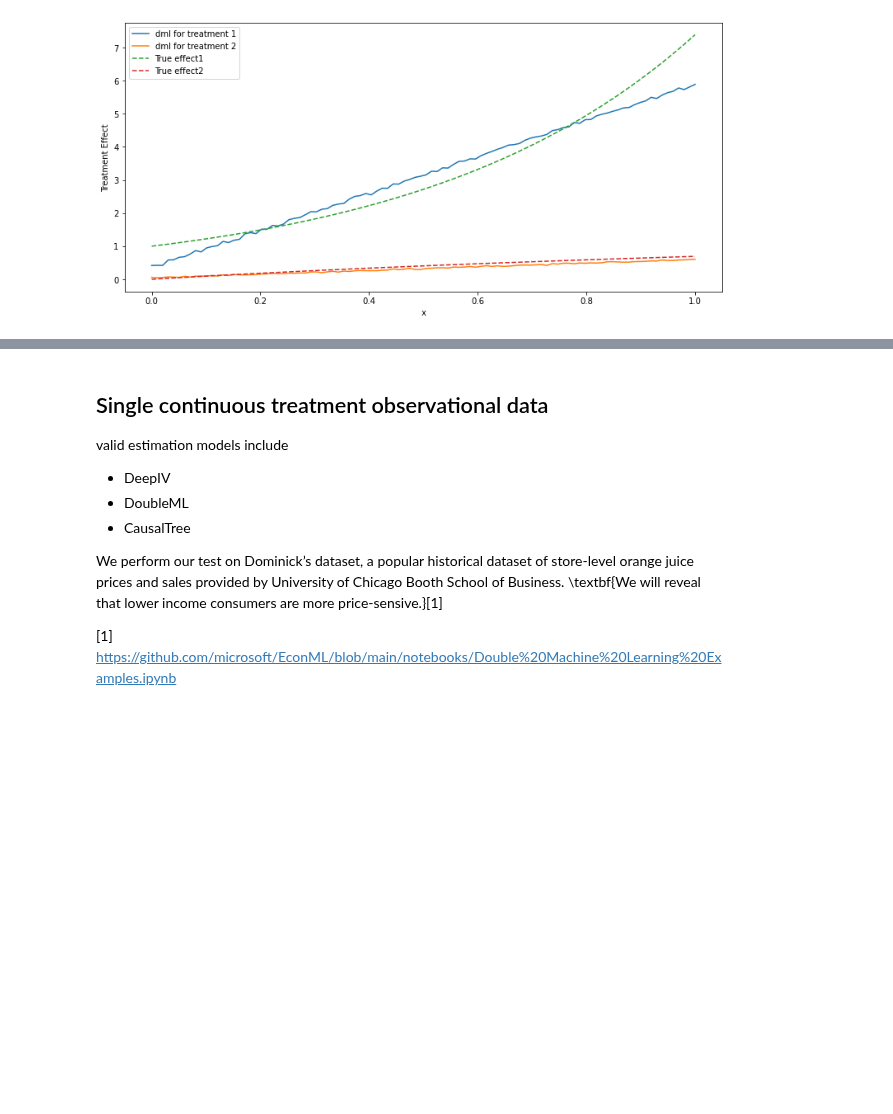
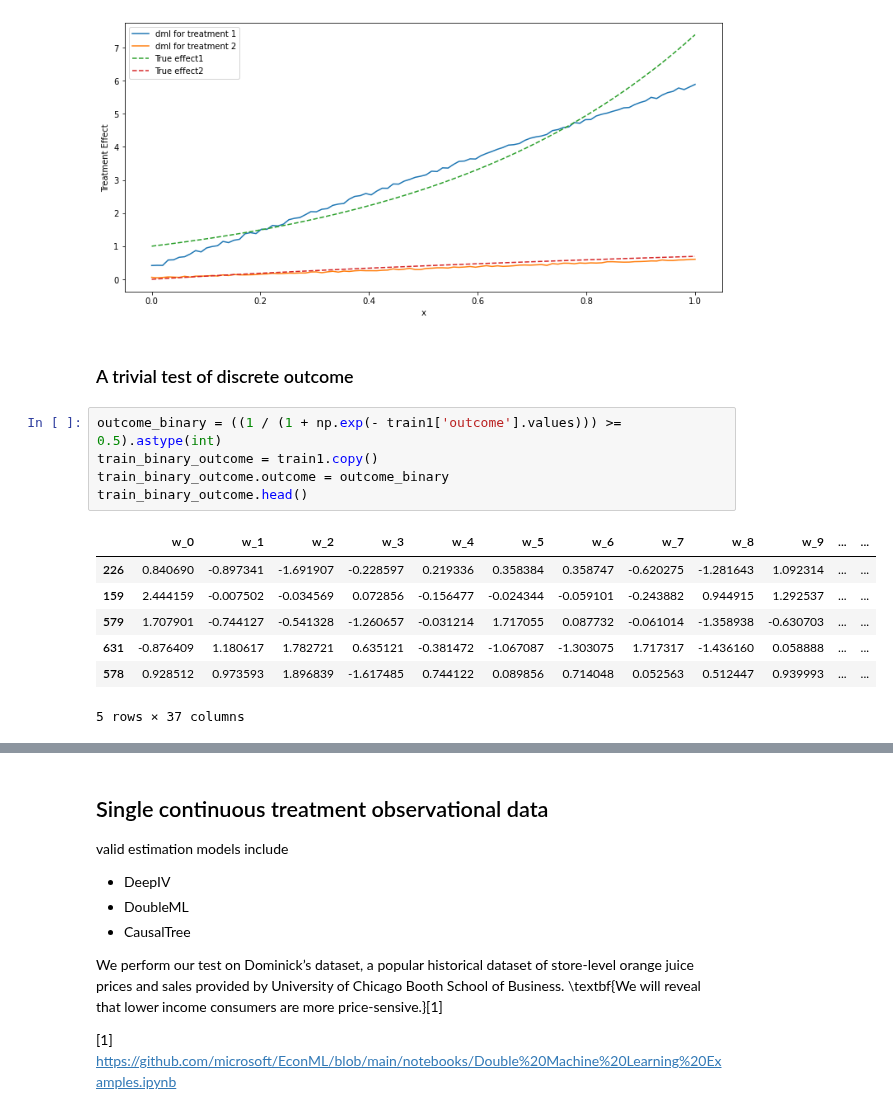
Before and after one commit to DataCanvasIO/YLearn, a Jupyter notebook: example_usages/test_dml.ipynb, the cells around one changed output, grey strips where cells are left out. Saved outputs shown, nothing was run; the diff lists cells and outputs as text; blank space fills up the shorter version.

```diff
--- a/example_usages/test_dml.ipynb
+++ b/example_usages/test_dml.ipynb
@@ -252,3 +252,18 @@ plt.legend()
 plt.show()
 # %% [output]
 [figure]
+# %% [markdown]
+### A trivial test of discrete outcome
+# %%
+outcome_binary = ((1 / (1 + np.exp(- train1['outcome'].values))) >= 0.5).astype(int)
+train_binary_outcome = train1.copy()
+train_binary_outcome.outcome = outcome_binary
+train_binary_outcome.head()
+# %% [output]
+|  | w_0 | w_1 | w_2 | w_3 | w_4 | w_5 | w_6 | w_7 | w_8 | w_9 | ... | ... |
+| 226 | 0.840690 | -0.897341 | -1.691907 | -0.228597 | 0.219336 | 0.358384 | 0.358747 | -0.620275 | -1.281643 | 1.092314 | ... | ... |
+| 159 | 2.444159 | -0.007502 | -0.034569 | 0.072856 | -0.156477 | -0.024344 | -0.059101 | -0.243882 | 0.944915 | 1.292537 | ... | ... |
+| 579 | 1.707901 | -0.744127 | -0.541328 | -1.260657 | -0.031214 | 1.717055 | 0.087732 | -0.061014 | -1.358938 | -0.630703 | ... | ... |
+| 631 | -0.876409 | 1.180617 | 1.782721 | 0.635121 | -0.381472 | -1.067087 | -1.303075 | 1.717317 | -1.436160 | 0.058888 | ... | ... |
+| 578 | 0.928512 | 0.973593 | 1.896839 | -1.617485 | 0.744122 | 0.089856 | 0.714048 | 0.052563 | 0.512447 | 0.939993 | ... | ... |
+5 rows × 37 columns
```
Also changed, not shown: parts of 12 cells of this notebook, 1 other file.
